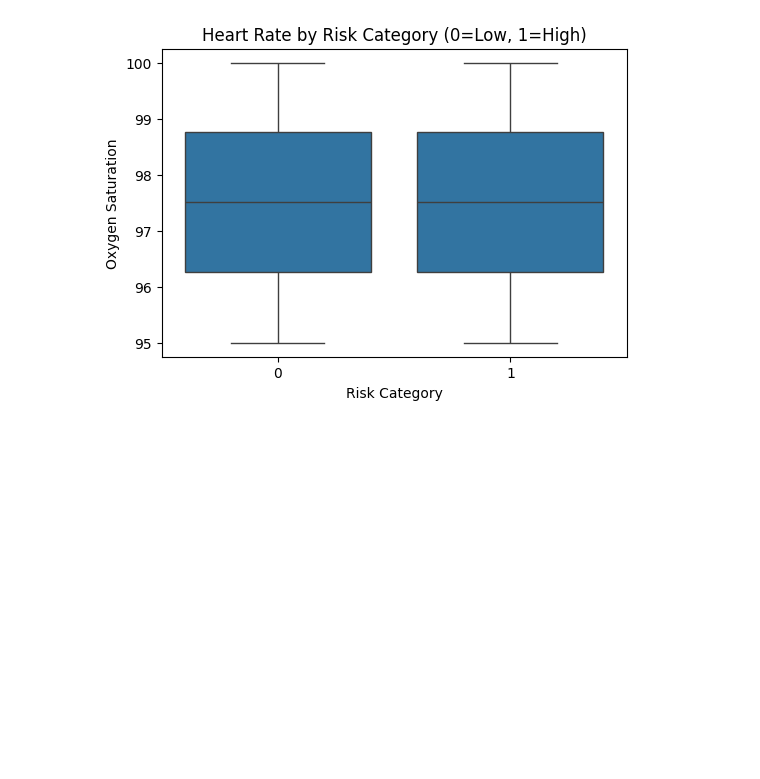
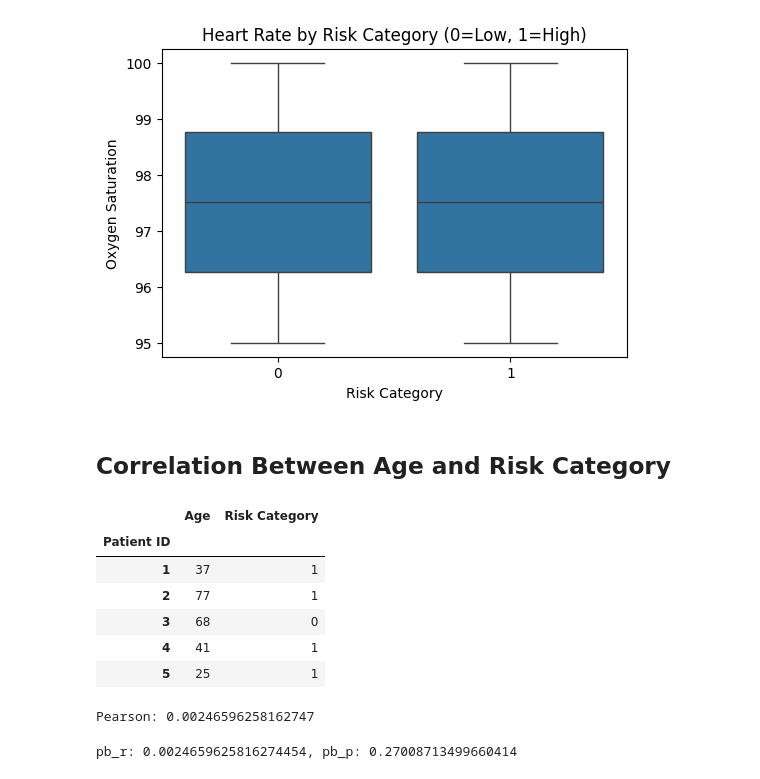
Before and after one commit to Ritushwar/safetronics, a Jupyter notebook: visualize.ipynb, the cells around one changed output. Saved outputs shown, nothing was run; the diff lists cells and outputs as text; code cells hidden in the pictures; blank space fills up the shorter version.

```diff
--- a/visualize.ipynb
+++ b/visualize.ipynb
@@ -235,55 +235,29 @@ plt.ylabel("Oxygen Saturation")
 plt.show()
 # %% [output]
 [figure]
+# %% [markdown]
+## Correlation Between Age and Risk Category
 # %%
-# Prepare data, train LinearRegression and LogisticRegression (binary target)
-# from sklearn.model_selection import train_test_split
-# from sklearn.preprocessing import StandardScaler
-# from sklearn.linear_model import LinearRegression, LogisticRegression
-# from sklearn.metrics import r2_score, mean_squared_error, accuracy_score, precision_score, recall_score, f1_score, confusion_matrix, classification_report
-
-# # ensure target numeric
-# df_1['Risk Category'] = pd.to_numeric(df_1['Risk Category'], errors='coerce')
-
-# # select numeric feature columns (drop target)
-# num_cols = df_1.select_dtypes(include=['number']).columns.tolist()
-# if 'Risk Category' in num_cols:
-#     num_cols.remove('Risk Category')
-
-# X = df_1[num_cols]
-# y = df_1['Risk Category']
-
-# # drop rows with missing values
-# data = pd.concat([X, y], axis=1).dropna()
-# X = data[num_cols]
-# y = data['Risk Category']
-
-# # train/test split
-# X_train, X_test, y_train, y_test = train_test_split(X, y, test_size=0.2, random_state=42, stratify=y)
-
-# # scale features
-# scaler = StandardScaler()
-# X_train_s = scaler.fit_transform(X_train)
-# X_test_s = scaler.transform(X_test)
-
-# # Linear regression (not ideal for binary target, used here for demonstration)
-# lin = LinearRegression()
-# lin.fit(X_train_s, y_train)
-# y_pred_reg = lin.predict(X_test_s)
-
-# print("LinearRegression evaluation (regression metrics):")
-# print("R2:", r2_score(y_test, y_pred_reg))
-# print("MSE:", mean_squared_error(y_test, y_pred_reg))
-
-# # Logistic regression (appropriate for binary classification)
-# log = LogisticRegression(max_iter=2000)
-# log.fit(X_train_s, y_train)
-# y_pred_clf = log.predict(X_test_s)
-
-# print("\nLogisticRegression evaluation (classification metrics):")
-# print("Accuracy:", accuracy_score(y_test, y_pred_clf))
-# print("Precision:", precision_score(y_test, y_pred_clf, zero_division=0))
-# print("Recall:", recall_score(y_test, y_pred_clf, zero_division=0))
-# print("F1:", f1_score(y_test, y_pred_clf, zero_division=0))
-# print("\nConfusion matrix:\n", confusion_matrix(y_test, y_pred_clf))
-# print("\nClassification report:\n", classification_report(y_test, y_pred_clf, zero_division=0))
+df_1['Age'] = pd.to_numeric(df_1['Age'],errors='coerce')
+df_corr_4 = df_1[['Age','Risk Category']]
+df_corr_4.head()
+# %% [output]
+|  | Age | Risk Category |
+| Patient ID |  |  |
+| 1 | 37 | 1 |
+| 2 | 77 | 1 |
+| 3 | 68 | 0 |
+| 4 | 41 | 1 |
+| 5 | 25 | 1 |
+# %%
+# pearson correlation coefficient
+pearson_4 = df_corr_4['Age'].corr(df_corr_4['Risk Category'])
+print(f"Pearson: {pearson_4}")
+# %% [output]
+Pearson: 0.00246596258162747
+# %%
+# point biserial
+pb_r, pb_p = stats.pointbiserialr(df_corr_4['Age'], df_corr_4['Risk Category'])
+print(f"pb_r: {pb_r}, pb_p: {pb_p}")
+# %% [output]
+pb_r: 0.0024659625816274454, pb_p: 0.27008713499660414
```
Also changed, not shown: parts of 11 cells of this notebook.
